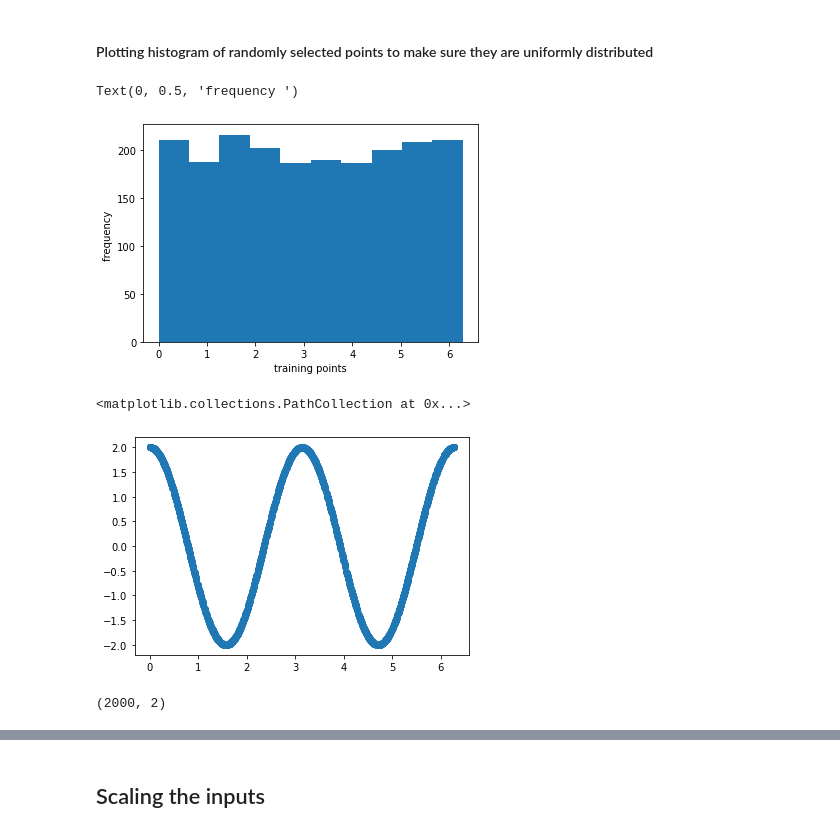
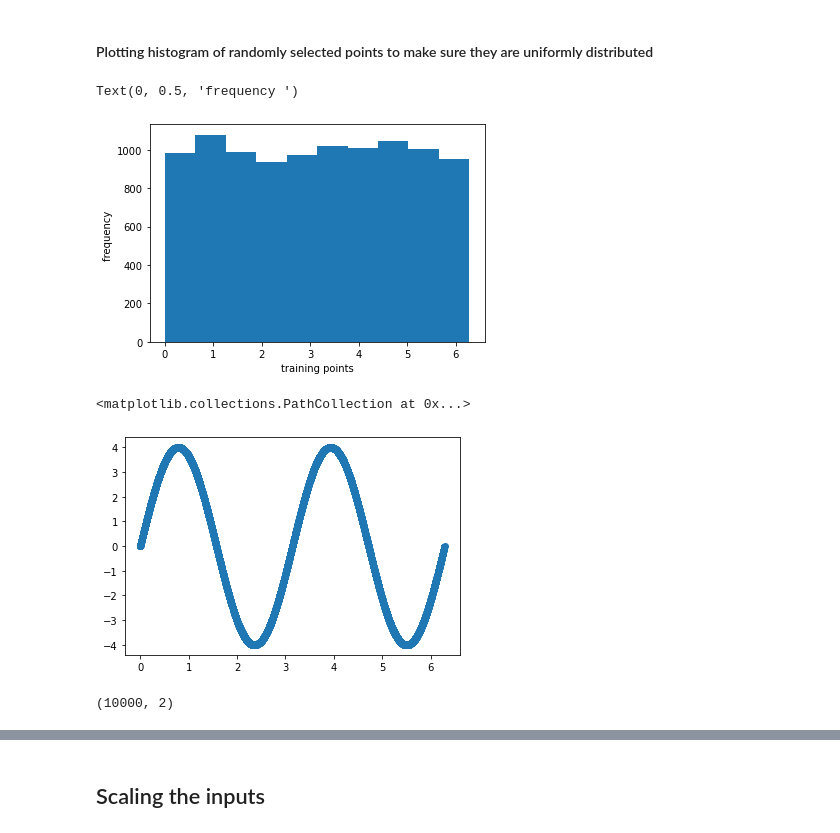
Before and after one commit to mjayadharan/FluidLearn, a Jupyter notebook: poisson_1d/poisson.ipynb, the cells around one changed output, grey strips where cells are left out. Drawn from its saved outputs; the diff is of its cells as text; code cells hidden in the pictures.

```diff
--- a/poisson_1d/poisson.ipynb
+++ b/poisson_1d/poisson.ipynb
@@ -21,7 +21,7 @@ import matplotlib.pyplot as plt
 ### Manufacturing data for trainig
 # %%
 np.random.seed(123)
-X_tr_pde = np.random.uniform(0,2*np.pi,2000).reshape(2000,1)
+X_tr_pde = np.random.uniform(0,2*np.pi,10000).reshape(10000,1)
 # %% [markdown]
 #### Plotting histogram of randomly selected points to make sure they are uniformly distributed
 # %%
@@ -30,18 +30,18 @@ plt.xlabel("training points")
 plt.ylabel("frequency ")
 # %% [output]
 Text(0, 0.5, 'frequency ')
-[figure, old version]
+[figure, new version]
 # %%
-Y_tr_pde = 2*np.cos(2*X_tr_pde)
+Y_tr_pde = 4*np.sin(2*X_tr_pde)
 plt.scatter(X_tr_pde,Y_tr_pde)
 # %% [output]
 <matplotlib.collections.PathCollection at 0x...>
-[figure, old version]
+[figure, new version]
 # %%
 Y_tr_pde = np.concatenate([Y_tr_pde,np.zeros((X_tr_pde.size,1))],axis=1)
 Y_tr_pde.shape
 # %% [output]
-(2000, 2)
+(10000, 2)
 # %%
 X_tr_Dr_bc_left = np.zeros(200).reshape(200,1)
 X_tr_Dr_bc_right = 2*np.pi*np.ones(200).reshape(200,1)
```
Also changed, not shown: parts of 12 cells of this notebook, 1 other file.
